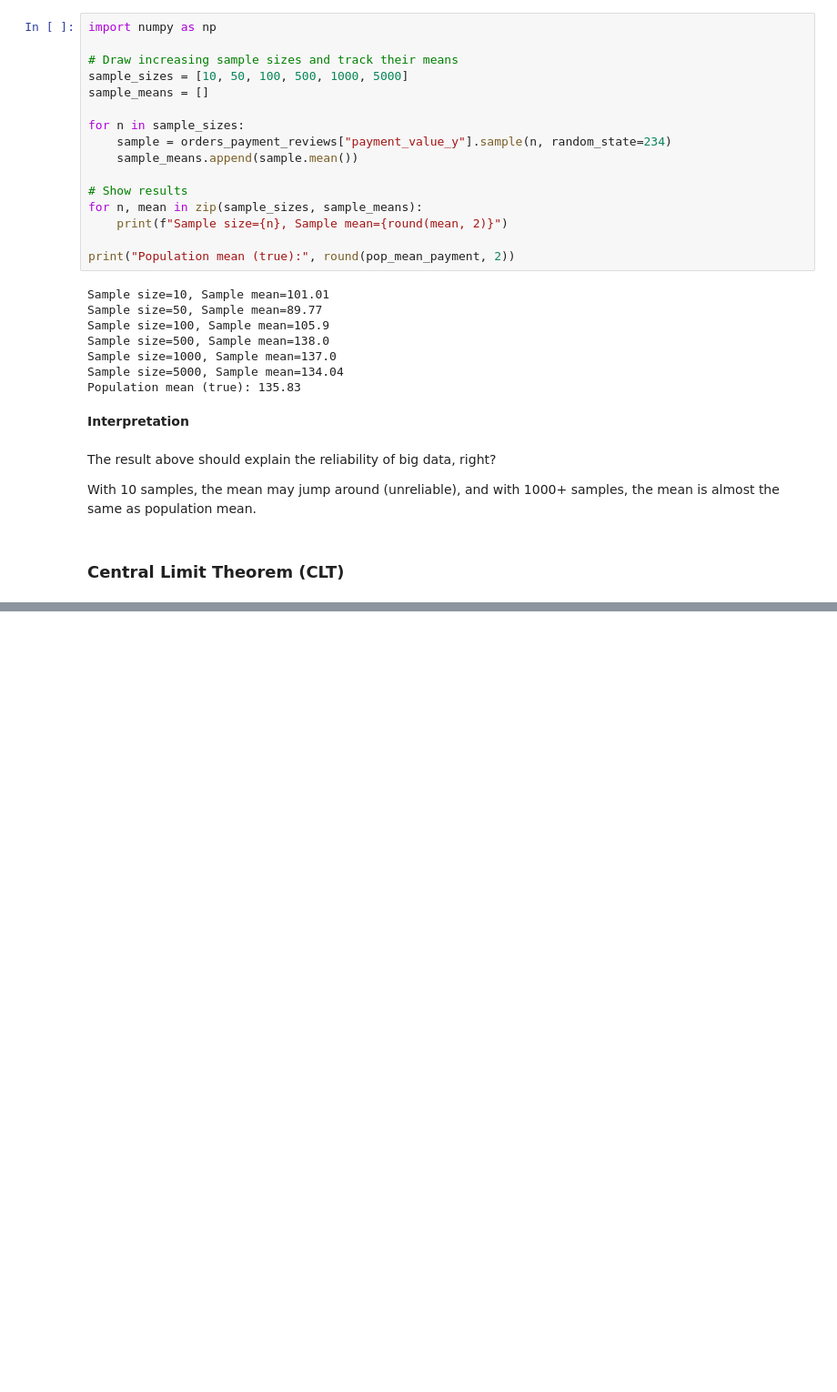
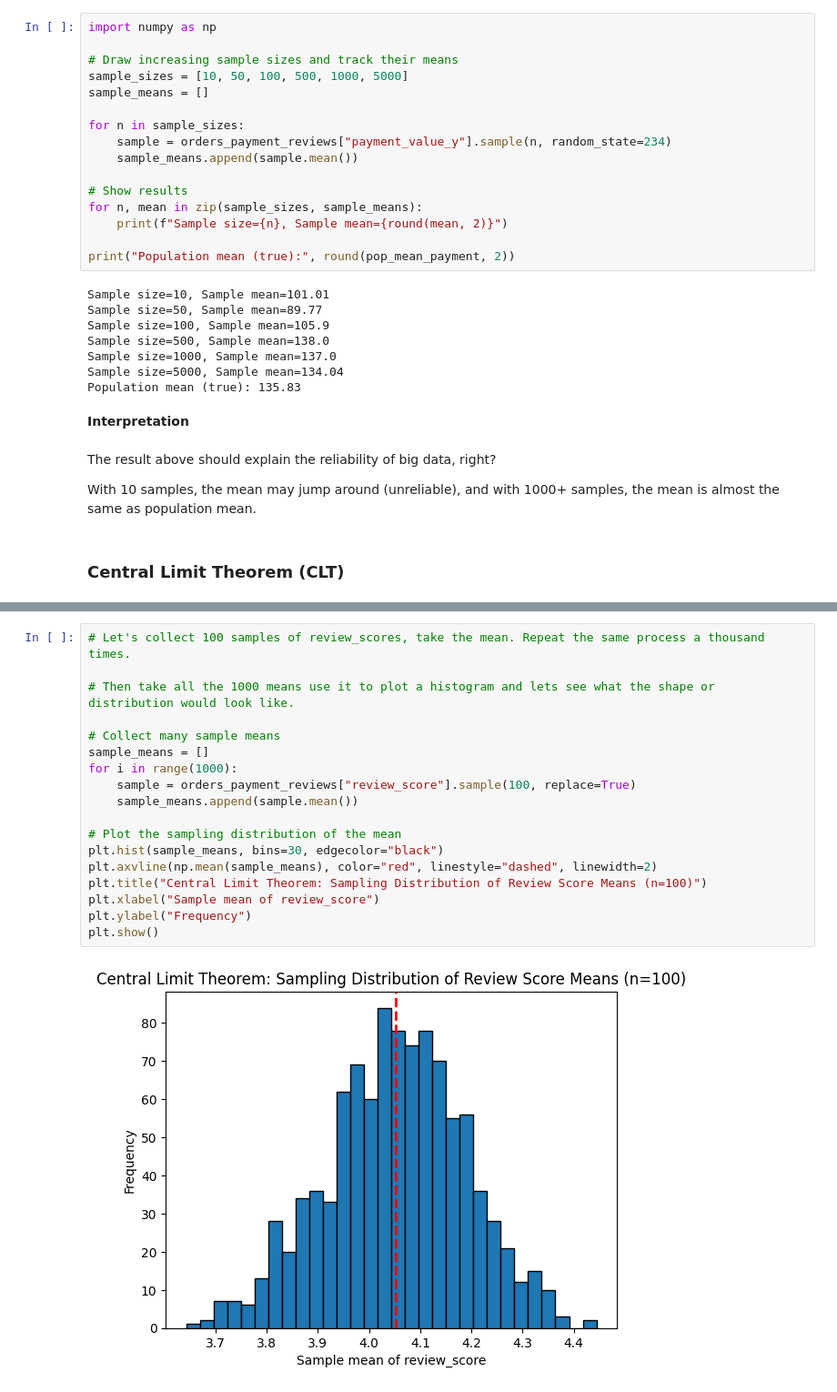
Before and after one commit to Olajcodes/abioye_olajide_tasks, a Jupyter notebook: week_nine/probability_code.ipynb, the cells around one changed output, grey strips where cells are left out. Shown at 91% size. Drawn from its saved outputs; the diff is of its cells as text; blank space fills up the shorter version.

```diff
--- a/week_nine/probability_code.ipynb
+++ b/week_nine/probability_code.ipynb
@@ -774,0 +809,20 @@ With 10 samples, the mean may jump around (unreliable), and with 1000+ samples,
+# %%
+# Let's collect 100 samples of review_scores, take the mean. Repeat the same process a thousand times.
+
+# Then take all the 1000 means use it to plot a histogram and lets see what the shape or distribution would look like.
+
+# Collect many sample means
+sample_means = []
+for i in range(1000):
+    sample = orders_payment_reviews["review_score"].sample(100, replace=True)
+    sample_means.append(sample.mean())
+
+# Plot the sampling distribution of the mean
+plt.hist(sample_means, bins=30, edgecolor="black")
+plt.axvline(np.mean(sample_means), color="red", linestyle="dashed", linewidth=2)
+plt.title("Central Limit Theorem: Sampling Distribution of Review Score Means (n=100)")
+plt.xlabel("Sample mean of review_score")
+plt.ylabel("Frequency")
+plt.show()
+# %% [output]
+[figure, added]
```
Also changed, not shown: parts of 8 cells of this notebook.
